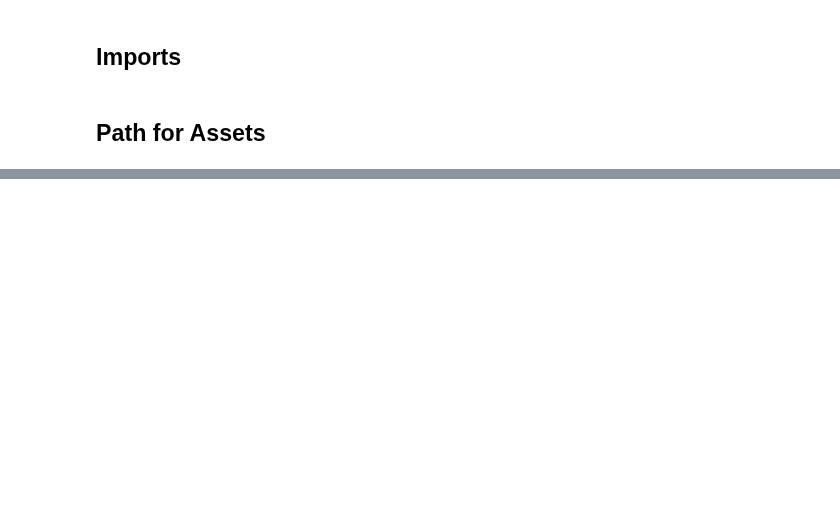
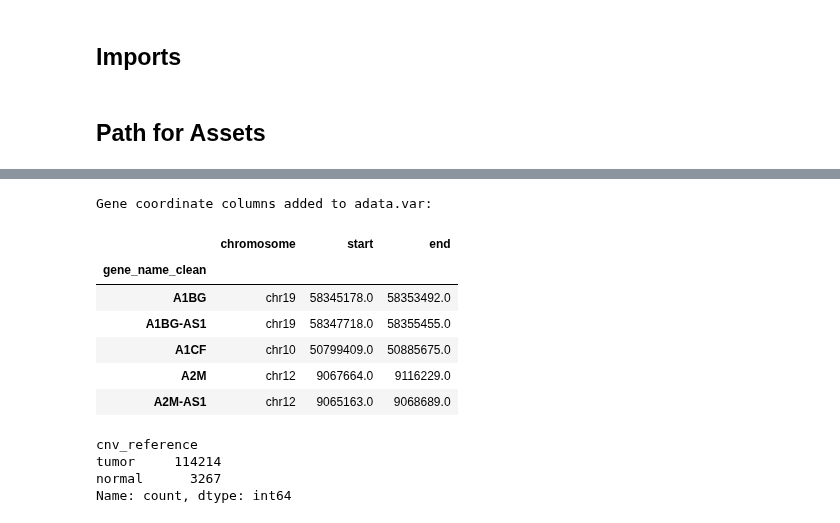
Before and after one commit to oliverraj/interpretable-machine-learning-oncology, a Jupyter notebook: notebooks/07_GSE180286_obs.ipynb, the cells around one changed output, grey strips where cells are left out. Drawn from its saved outputs; the diff is of its cells as text; code cells hidden in the pictures; blank space fills up the shorter version.

```diff
--- a/notebooks/07_GSE180286_obs.ipynb
+++ b/notebooks/07_GSE180286_obs.ipynb
@@ -89,0 +171,14 @@ MemoryError: Unable to allocate 11.1 GiB for an array with shape (25540, 116820)
+# %%
+# Map gene symbols in adata_all.var
+adata.var["ensembl_id"] = adata.var_names.str.replace(r"\..*", "", regex=True)
+adata.var["gene_name"] = adata.var["ensembl_id"].map(ens_to_symbol)
+
+# Fill missing symbols with Ensembl ID, then set .var_names
+# Fill NaNs and ensure all entries are strings
+adata.var["gene_name_clean"] = (
+    adata.var["gene_name"].fillna(adata.var["ensembl_id"])
+).astype(str)
+
+# Set .var_names safely
+adata.var_names = adata.var["gene_name_clean"]
+adata.var_names_make_unique()
@@ -89,0 +199,9 @@ MemoryError: Unable to allocate 11.1 GiB for an array with shape (25540, 116820)
+# %%
+# Identify mitochondrial genes by prefix
+adata.var['mt'] = adata.var_names.str.upper().str.startswith('MT-')
+
+# Recalculate QC metrics with updated mitochondrial flags
+sc.pp.calculate_qc_metrics(adata, qc_vars=['mt'], inplace=True)
+
+# Assign percent.mito (to match GSE176078 column naming)
+adata.obs['percent.mito'] = adata.obs['pct_counts_mt']
@@ -89,0 +237,29 @@ MemoryError: Unable to allocate 11.1 GiB for an array with shape (25540, 116820)
+# %%
+# Parse GTF and extract gene features
+genes = gtf[gtf["feature"] == "gene"]
+gene_pos = genes[["gene_name", "seqname", "start", "end"]].drop_duplicates()
+gene_pos.columns = ["gene", "chromosome", "start", "end"]
+
+# Filter gene positions to only those in adata
+adata.var["gene"] = adata.var_names
+gene_pos_filtered = gene_pos[gene_pos["gene"].isin(adata.var["gene"])].drop_duplicates(subset="gene")
+gene_pos_filtered = gene_pos_filtered.set_index("gene")
+
+# Remove any existing coordinate columns that would conflict
+adata.var = adata.var.drop(columns=["chromosome", "start", "end"], errors="ignore")
+
+# Join and reindex
+adata.var = adata.var.join(gene_pos_filtered, on="gene")
+adata.var = adata.var.reindex(adata.var_names)
+
+print("Gene coordinate columns added to adata.var:")
+adata.var[["chromosome", "start", "end"]].head()
+# %% [output]
+Gene coordinate columns added to adata.var:
+|  | chromosome | start | end |
+| gene_name_clean |  |  |  |
+| A1BG | chr19 | 58345178.0 | 58353492.0 |
+| A1BG-AS1 | chr19 | 58347718.0 | 58355455.0 |
+| A1CF | chr10 | 50799409.0 | 50885675.0 |
+| A2M | chr12 | 9067664.0 | 9116229.0 |
+| A2M-AS1 | chr12 | 9065163.0 | 9068689.0 |
@@ -89,0 +270,7 @@ MemoryError: Unable to allocate 11.1 GiB for an array with shape (25540, 116820)
+# %%
+adata.obs["cnv_reference"].value_counts()
+# %% [output]
+cnv_reference
+tumor     114214
+normal      3267
+Name: count, dtype: int64
```
Also changed, not shown: parts of 55 cells of this notebook.
